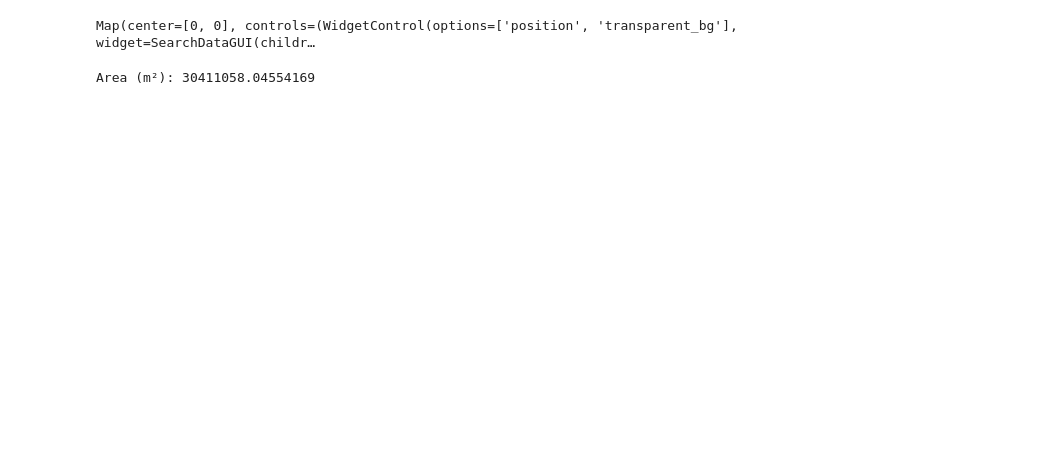
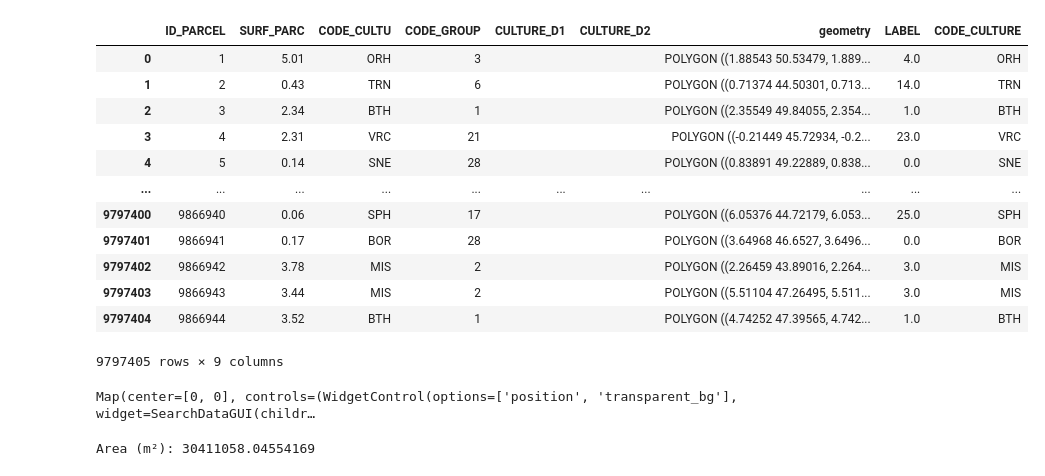
Before and after one commit to giovannisetaro/DSWProject_CropIdentification, a Jupyter notebook: Data_collection.ipynb, the cells around one changed output. Cells and saved outputs as stored; diff of their text form; code cells hidden in the pictures; blank space fills up the shorter version.

```diff
--- a/Data_collection.ipynb
+++ b/Data_collection.ipynb
@@ -20,6 +20,22 @@ Label_culture["Label"] = Label_culture["Label"].fillna(0).astype(int)
 gdf = gdf.merge(Label_culture[["Label","CODE_CULTURE"]], how="left", left_on="CODE_CULTU", right_on="CODE_CULTURE")
 
 gdf = gdf.rename(columns={"Label": "LABEL"})
+# %%
+gdf
+# %% [output]
+|  | ID_PARCEL | SURF_PARC | CODE_CULTU | CODE_GROUP | CULTURE_D1 | CULTURE_D2 | geometry | LABEL | CODE_CULTURE |
+| 0 | 1 | 5.01 | ORH | 3 |  |  | POLYGON ((1.88543 50.53479, 1.889... | 4.0 | ORH |
+| 1 | 2 | 0.43 | TRN | 6 |  |  | POLYGON ((0.71374 44.50301, 0.713... | 14.0 | TRN |
+| 2 | 3 | 2.34 | BTH | 1 |  |  | POLYGON ((2.35549 49.84055, 2.354... | 1.0 | BTH |
+| 3 | 4 | 2.31 | VRC | 21 |  |  | POLYGON ((-0.21449 45.72934, -0.2... | 23.0 | VRC |
+| 4 | 5 | 0.14 | SNE | 28 |  |  | POLYGON ((0.83891 49.22889, 0.838... | 0.0 | SNE |
+| ... | ... | ... | ... | ... | ... | ... | ... | ... | ... |
+| 9797400 | 9866940 | 0.06 | SPH | 17 |  |  | POLYGON ((6.05376 44.72179, 6.053... | 25.0 | SPH |
+| 9797401 | 9866941 | 0.17 | BOR | 28 |  |  | POLYGON ((3.64968 46.6527, 3.6496... | 0.0 | BOR |
+| 9797402 | 9866942 | 3.78 | MIS | 2 |  |  | POLYGON ((2.26459 43.89016, 2.264... | 3.0 | MIS |
+| 9797403 | 9866943 | 3.44 | MIS | 2 |  |  | POLYGON ((5.51104 47.26495, 5.511... | 3.0 | MIS |
+| 9797404 | 9866944 | 3.52 | BTH | 1 |  |  | POLYGON ((4.74252 47.39565, 4.742... | 1.0 | BTH |
+9797405 rows × 9 columns
 # %%
 import ee
 import geemap
```
Also changed, not shown: parts of 3 cells of this notebook, 1 other file.
